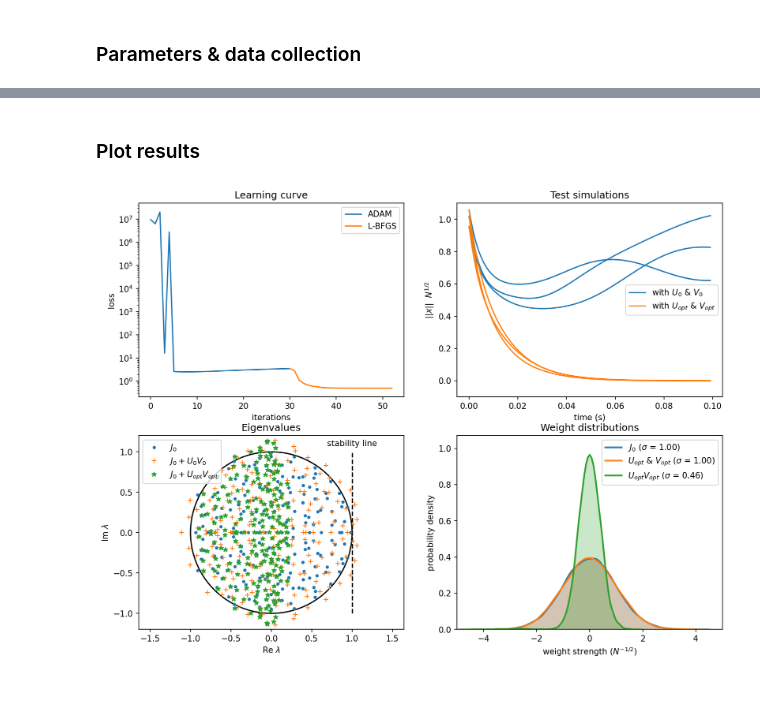
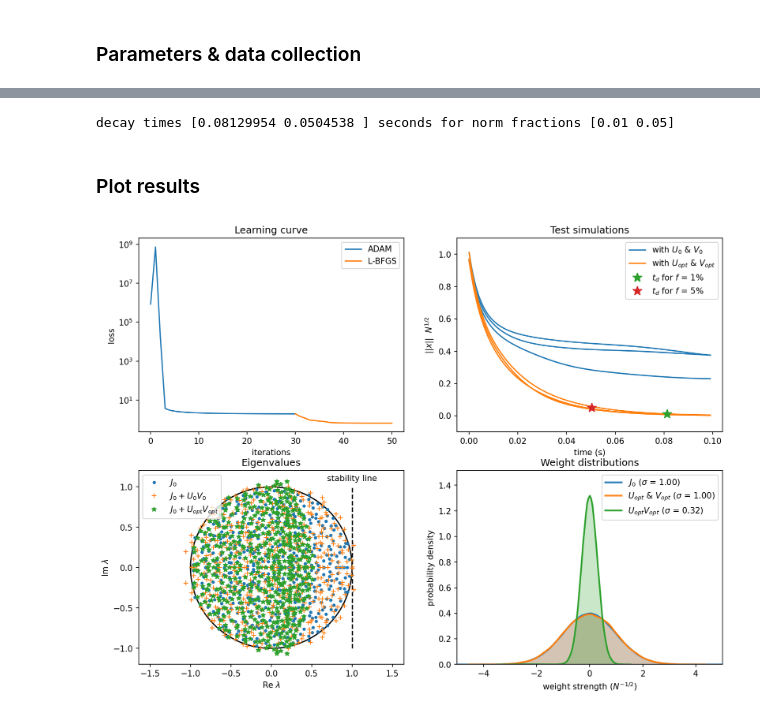
Before and after one commit to sean-escola/thalamocortical, a Jupyter notebook: Preparatory network optimization.ipynb, the cells around one changed output, grey strips where cells are left out. Drawn from its saved outputs; the diff is of its cells as text; code cells hidden in the pictures.

Commit message:
Added a numerical procedure to find the decay times.

```diff
--- a/Preparatory network optimization.ipynb
+++ b/Preparatory network optimization.ipynb
@@ -104,8 +104,8 @@ n_seconds = 0.1  # simultation time at test (s)
 
 # network parameters
 tau = 0.01  # neural time constant (s)
-N = 200  # network size
-n_frac = 0.2  # rank of U and V as fraction of N
+N = 500  # network size
+n_frac = 0.1  # rank of U and V as fraction of N
 normalization_scheme = 'raw_weights'  # normalization for U and V ('raw_weights', 'perturbation_weights', or None)
 
 # random seeds
@@ -383,3 +398,29 @@ norms_ = np.linalg.norm(tmp, axis=-2)
+# %%
+f = [0.01, 0.05]
+L = tf.linalg.inv(tf.linalg.adjoint(v_end) @ v_end)
+g = (d_end - 1) / tau
+
+lr = 0.01
+iters = 2000
+print_interval = 50
+
+def norm_frac_remaining(t):
+    E = tf.math.exp((g[:, None] + tf.math.conj(g)) * tf.cast(t, tf.complex128)[:, None, None])
+    return tf.math.sqrt(tf.math.real(tf.reduce_sum((v_end @ (L * E)) * tf.math.conj(v_end), axis=[-1, -2])) / N)
+
+start = np.ones(len(f), dtype='float64') * 5 * tau
+f = tf.constant(f, dtype=tf.float64)
+optim_results = tfp.optimizer.bfgs_minimize(
+    lambda x: tfp.math.value_and_gradient(
+        lambda x: tf.reduce_sum(
+            (norm_frac_remaining(x) - f)**2, axis=-1),
+        x),
+    initial_position=start,
+    tolerance=1e-8)
+t_d = optim_results.position
+print(f'decay times {t_d.numpy()} seconds for norm fractions {norm_frac_remaining(t_d).numpy()}')
+# %% [output]
+decay times [0.08129954 0.0504538 ] seconds for norm fractions [0.01 0.05]
 # %% [markdown]
 ### Plot results
 # %%
@@ -398,10 +439,11 @@ axes[0, 0].set_title('Learning curve')
 # Norms of sample trajectories
 axes[0, 1].plot(t, norms0_.T / N**0.5, color='tab:blue')
 axes[0, 1].plot(t, norms_.T / N**0.5, color='tab:orange')
+for _f, _t_d, c in zip(f, t_d.numpy(), ['tab:green', 'tab:red']): axes[0, 1].plot(_t_d, _f, '.', color=c, marker='*', markersize=12)
 axes[0, 1].set_ylim(-0.1, 1.1)
 axes[0, 1].set_xlabel('time (s)')
 axes[0, 1].set_ylabel('$||x||$  $N^{1/2}$')
-axes[0, 1].legend([axes[0, 1].get_children()[0], axes[0, 1].get_children()[test_runs]], ['with $U_0$ & $V_0$','with $U_{opt}$ & $V_{opt}$'])
+axes[0, 1].legend([axes[0, 1].get_children()[0], axes[0, 1].get_children()[test_runs], *axes[0, 1].get_children()[2 * test_runs:2 * test_runs + 2]], ['with $U_0$ & $V_0$','with $U_{opt}$ & $V_{opt}$', f'$t_d$ for $f$ = {f[0] * 100:.0f}%', f'$t_d$ for $f$ = {f[1] * 100:.0f}%'])
 axes[0, 1].set_title('Test simulations')
 
 # Eigenvalues
@@ -409,31 +451,31 @@ axes[1, 0].plot(np.cos(theta), np.sin(theta), 'k')
 axes[1, 0].plot([1, 1], [-1, 1], '--k')
 h1 = axes[1, 0].plot(d.real, d.imag, '.')[0]
 h2 = axes[1, 0].plot(d0.real, d0.imag, '+', fillstyle='none')[0]
 h3 = axes[1, 0].plot(d_end.real, d_end.imag, '*')[0]
 axes[1, 0].legend([h1, h2, h3], ['$J_0$', '$J_0 + U_0V_0$', '$J_0 + U_{opt}V_{opt}$'], loc='upper left')
 axes[1, 0].set_xlabel('Re $\lambda$')
 axes[1, 0].set_ylabel('Im $\lambda$')
 axes[1, 0].text(1, 1.05, 'stability line', ha='center', va='bottom')
 axes[1, 0].axis('equal')
 axes[1, 0].set(xlim=(-1.2, 1.2), ylim=(-1.2, 1.2))
 axes[1, 0].set_title('Eigenvalues')
 
 
 # Weight distributions
 sns.distplot(J0.flatten() * N**0.5, hist = False, kde = True,
                  kde_kws = {'linewidth': 2, 'shade': True},
                  label = f'$J_0$ ($\sigma$ = {J0.flatten().std() * N**0.5:4.2f})', ax=axes[1, 1])
 sns.distplot(np.concatenate((U_end, tf.transpose(V_end)), -1).flatten() * N**0.5, hist = False, kde = True,
                  kde_kws = {'linewidth': 2, 'shade': True},
                  label = r'$U_{opt}$ & $V_{opt}$' + f' ($\sigma$ = {np.concatenate((U_end, tf.transpose(V_end)), -1).flatten().std() * N**0.5:4.2f})', ax=axes[1, 1])
 sns.distplot((U_end @ V_end).numpy().flatten() * N**0.5, hist = False, kde = True,
                  kde_kws = {'linewidth': 2, 'shade': True},
                  label = r"$U_{opt}V_{opt}$" + f" ($\sigma$ = {(U_end @ V_end).numpy().flatten().std() * N**0.5:4.2f})", ax=axes[1, 1])
 sigmas = np.array([1, (N * sigma_U * sigma_V)**0.5, sigma_U * sigma_V * (n * N)**0.5])
 axes[1, 1].set_xlim(-5 * sigmas.max(), 5 * sigmas.max())
 axes[1, 1].set_ylim(0, 1.2 / sigmas.min() / (2 * np.pi)**0.5);
 axes[1, 1].set_xlabel('weight strength ($N^{-1/2}$)')
 axes[1, 1].set_ylabel('probability density')
 axes[1, 1].set_title('Weight distributions');
 # %% [output]
-[figure, old version]
+[figure, new version]
```
Also changed, not shown: parts of 5 cells of this notebook.
